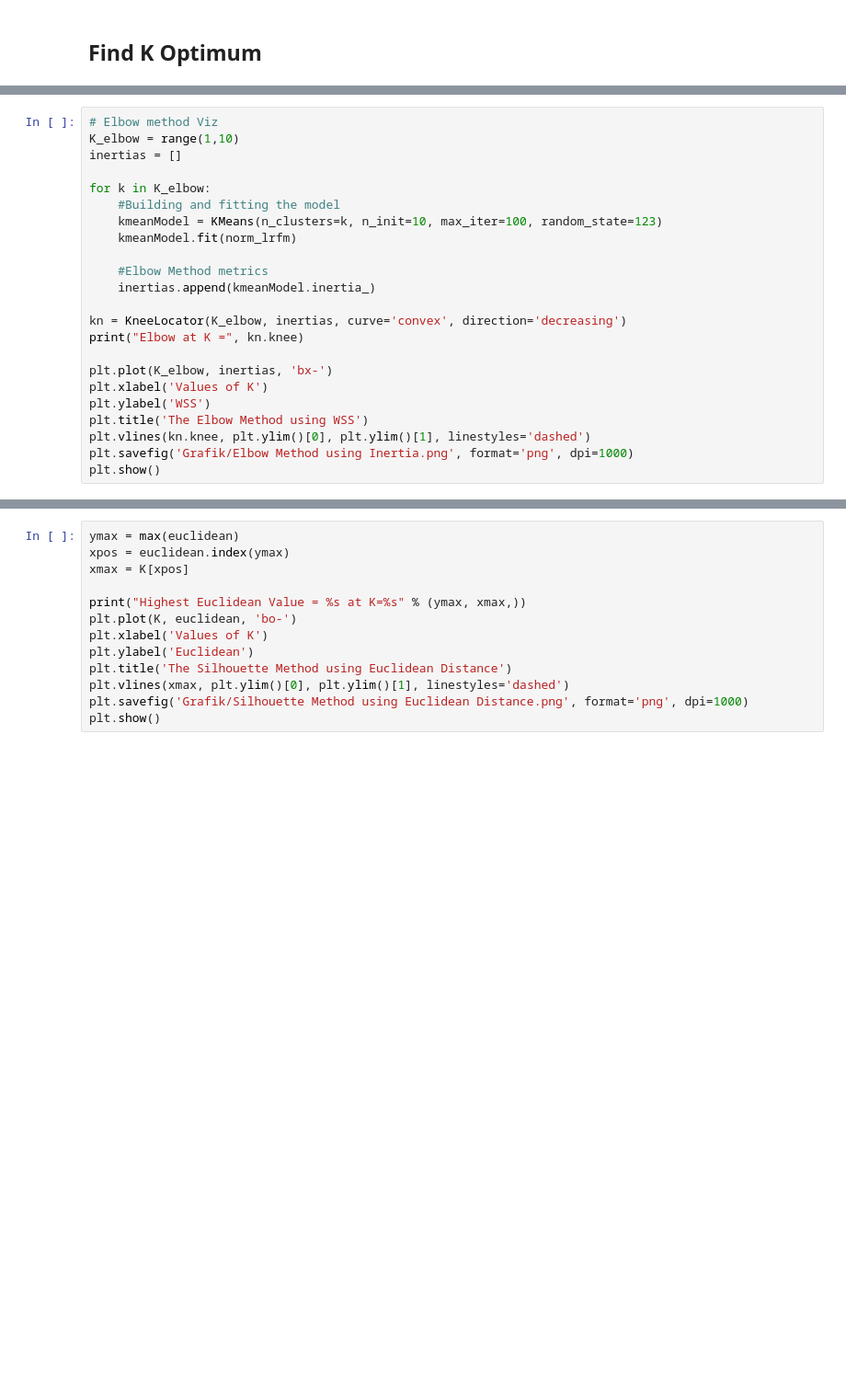
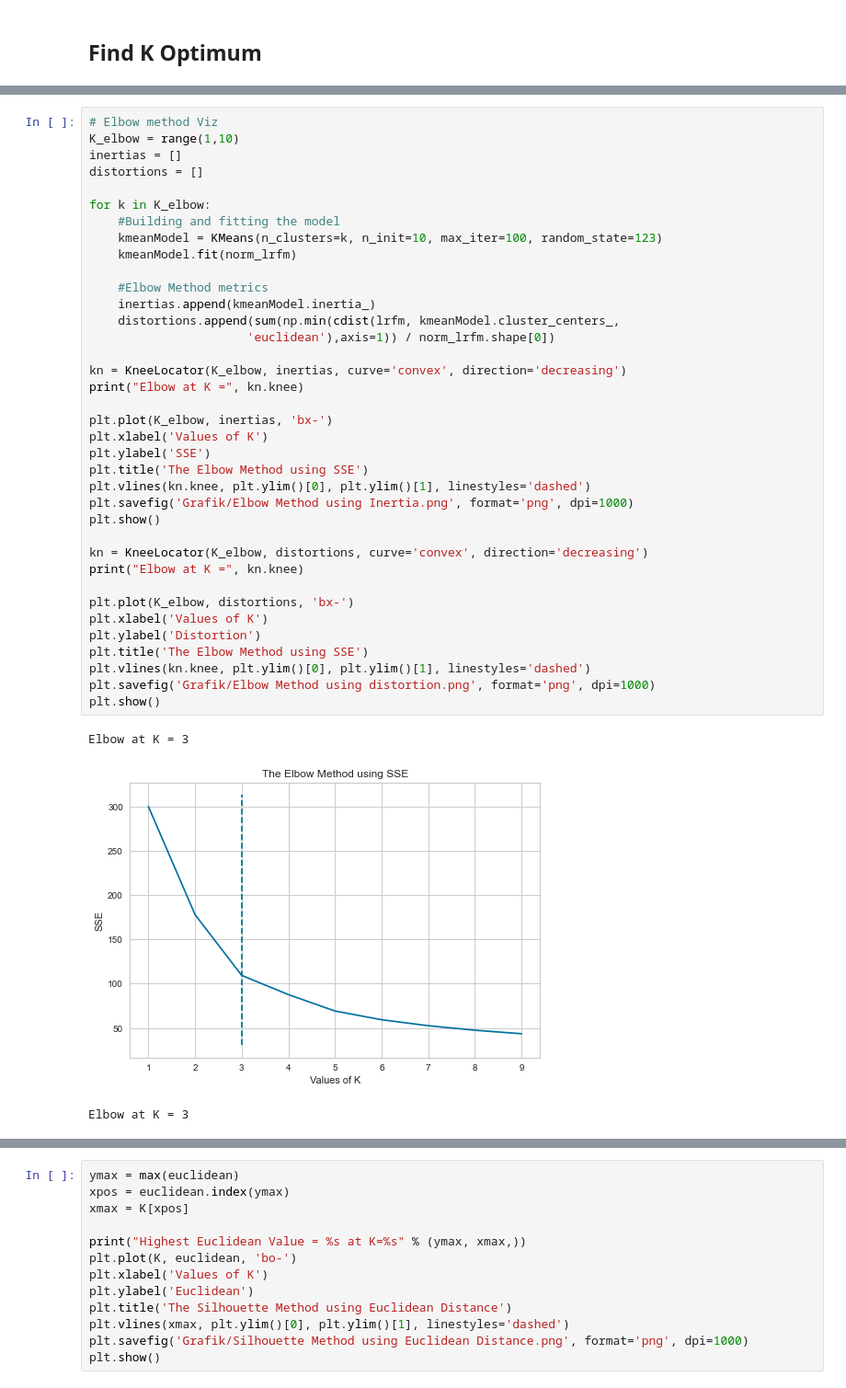
Before and after one commit to hammamnash/LRFM-Kmeans-Clustering, a Jupyter notebook: TA Hammam Clustering.ipynb, the cells around one changed output, grey strips where cells are left out. Shown at 92% size. Drawn from its saved outputs; the diff is of its cells as text; blank space fills up the shorter version.

```diff
--- a/TA Hammam Clustering.ipynb
+++ b/TA Hammam Clustering.ipynb
@@ -406,23 +418,41 @@ from kneed import KneeLocator
 # %%
 # Elbow method Viz
 K_elbow = range(1,10)
 inertias = []
+distortions = []
 
 for k in K_elbow:
     #Building and fitting the model
     kmeanModel = KMeans(n_clusters=k, n_init=10, max_iter=100, random_state=123)
     kmeanModel.fit(norm_lrfm)
 
     #Elbow Method metrics
     inertias.append(kmeanModel.inertia_)
+    distortions.append(sum(np.min(cdist(lrfm, kmeanModel.cluster_centers_,
+                      'euclidean'),axis=1)) / norm_lrfm.shape[0])
 
 kn = KneeLocator(K_elbow, inertias, curve='convex', direction='decreasing')
 print("Elbow at K =", kn.knee)
 
 plt.plot(K_elbow, inertias, 'bx-')
 plt.xlabel('Values of K')
-plt.ylabel('WSS')
-plt.title('The Elbow Method using WSS')
+plt.ylabel('SSE')
+plt.title('The Elbow Method using SSE')
 plt.vlines(kn.knee, plt.ylim()[0], plt.ylim()[1], linestyles='dashed')
 plt.savefig('Grafik/Elbow Method using Inertia.png', format='png', dpi=1000)
 plt.show()
+
+kn = KneeLocator(K_elbow, distortions, curve='convex', direction='decreasing')
+print("Elbow at K =", kn.knee)
+
+plt.plot(K_elbow, distortions, 'bx-')
+plt.xlabel('Values of K')
+plt.ylabel('Distortion')
+plt.title('The Elbow Method using SSE')
+plt.vlines(kn.knee, plt.ylim()[0], plt.ylim()[1], linestyles='dashed')
+plt.savefig('Grafik/Elbow Method using distortion.png', format='png', dpi=1000)
+plt.show()
+# %% [output]
+Elbow at K = 3
+[figure, added]
+Elbow at K = 3
```
Also changed, not shown: parts of 13 cells of this notebook, 21 other files.
